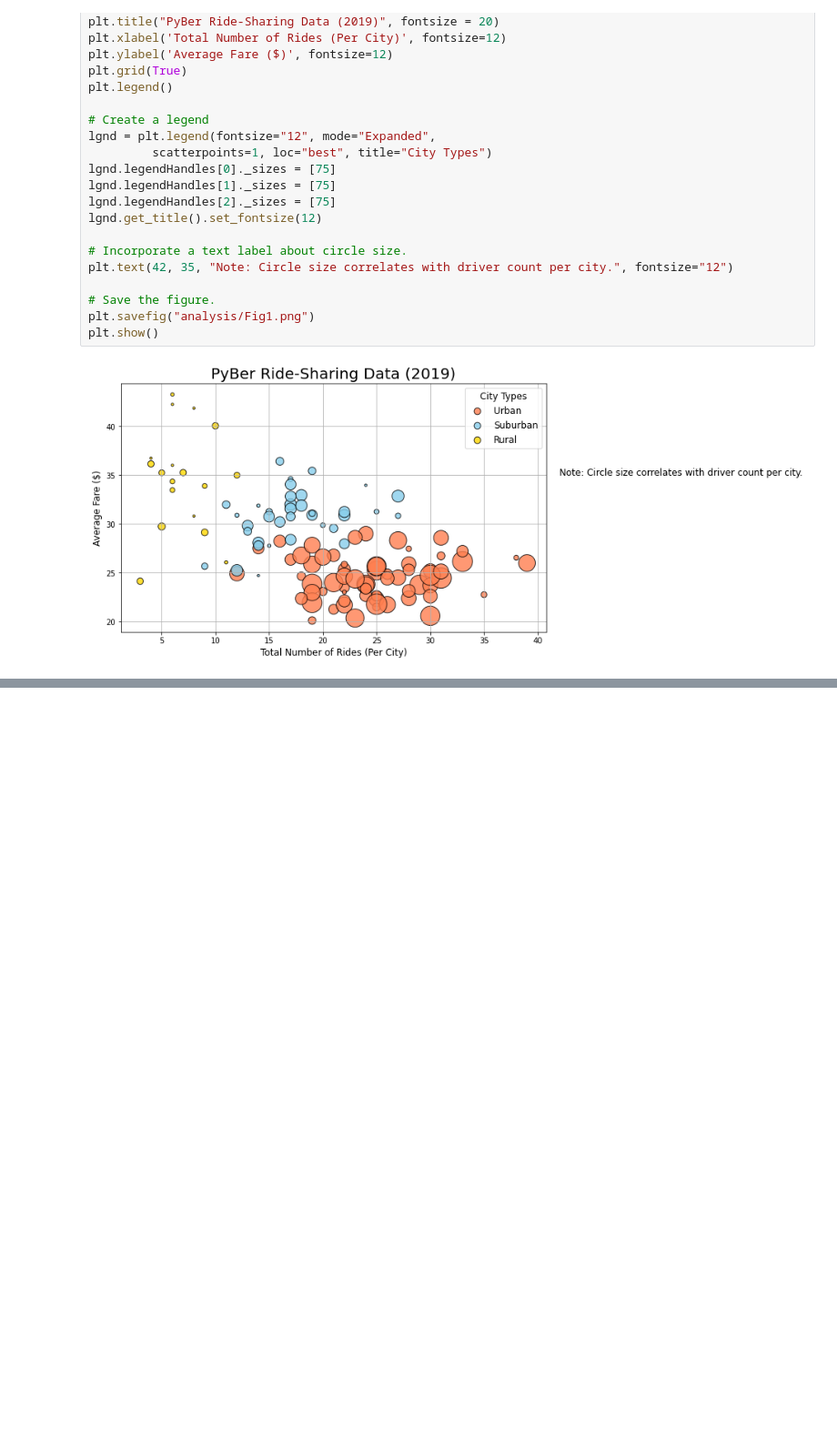
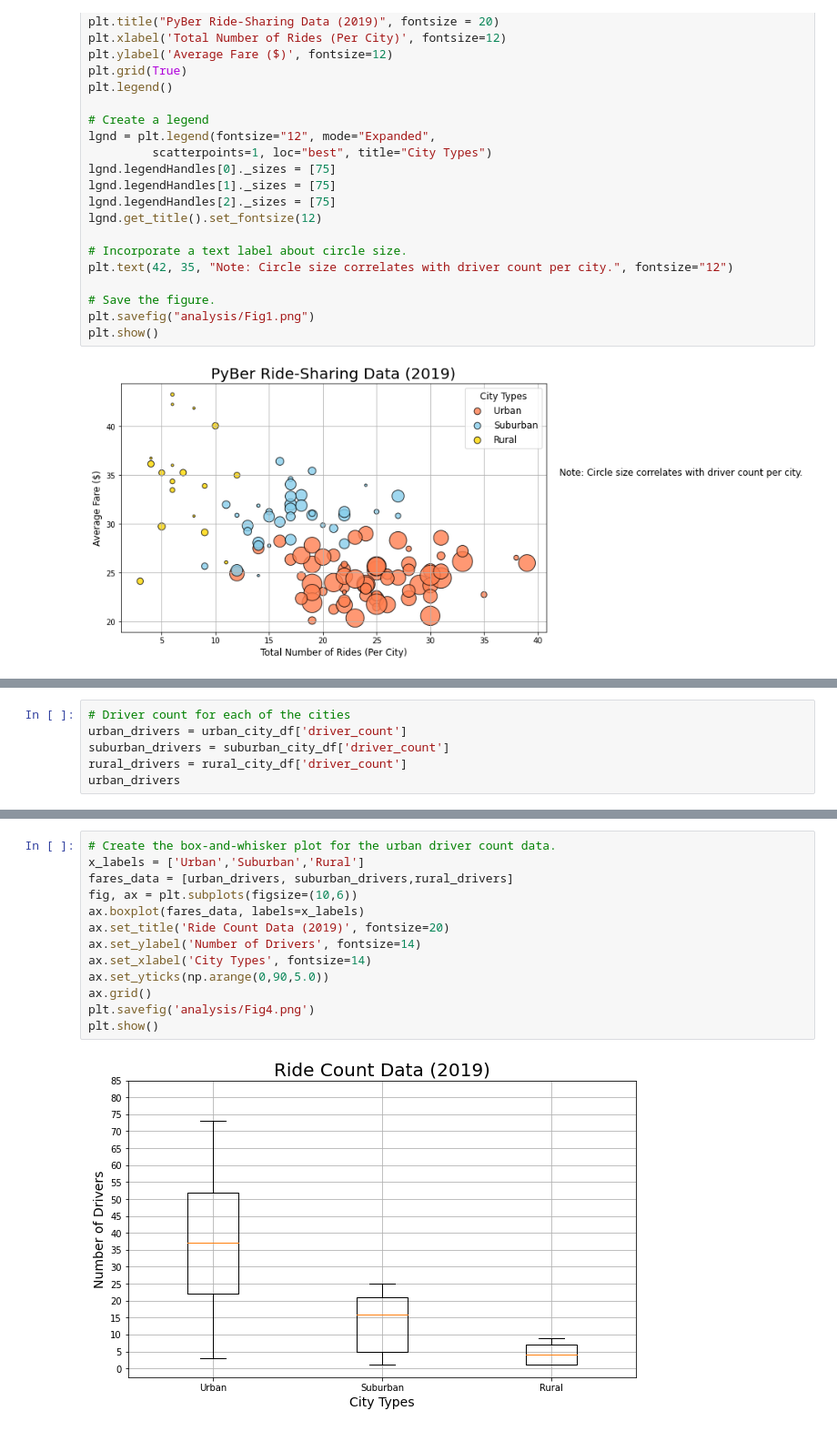
Before and after one commit to mannyinwang/PyBer_Analysis, a Jupyter notebook: PyBer.ipynb, the cells around one changed output, grey strips where cells are left out. Shown: that part at 91% size. Saved outputs shown, nothing was run; the diff lists cells and outputs as text; blank space fills up the shorter version.

```diff
--- a/PyBer.ipynb
+++ b/PyBer.ipynb
@@ -279,0 +389,6 @@ plt.show()
+# %%
+# Driver count for each of the cities
+urban_drivers = urban_city_df['driver_count']
+suburban_drivers = suburban_city_df['driver_count']
+rural_drivers = rural_city_df['driver_count']
+urban_drivers
@@ -279,0 +462,15 @@ plt.show()
+# %%
+# Create the box-and-whisker plot for the urban driver count data.
+x_labels = ['Urban','Suburban','Rural']
+fares_data = [urban_drivers, suburban_drivers,rural_drivers]
+fig, ax = plt.subplots(figsize=(10,6))
+ax.boxplot(fares_data, labels=x_labels)
+ax.set_title('Ride Count Data (2019)', fontsize=20)
+ax.set_ylabel('Number of Drivers', fontsize=14)
+ax.set_xlabel('City Types', fontsize=14)
+ax.set_yticks(np.arange(0,90,5.0))
+ax.grid()
+plt.savefig('analysis/Fig4.png')
+plt.show()
+# %% [output]
+[figure, added]
```
Also changed, not shown: parts of 20 cells of this notebook.
